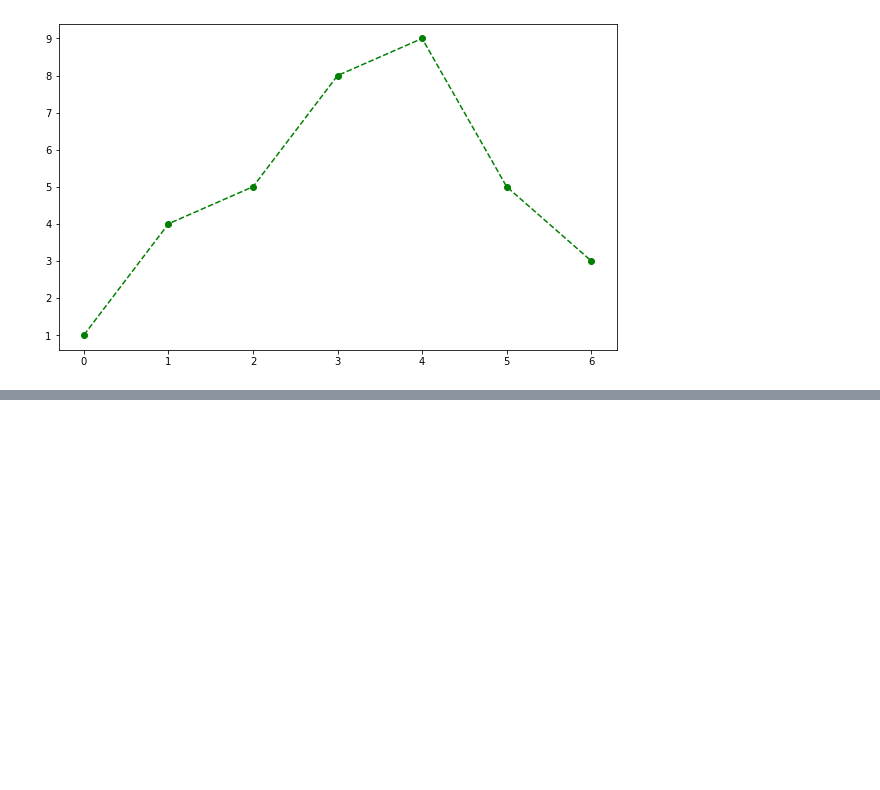
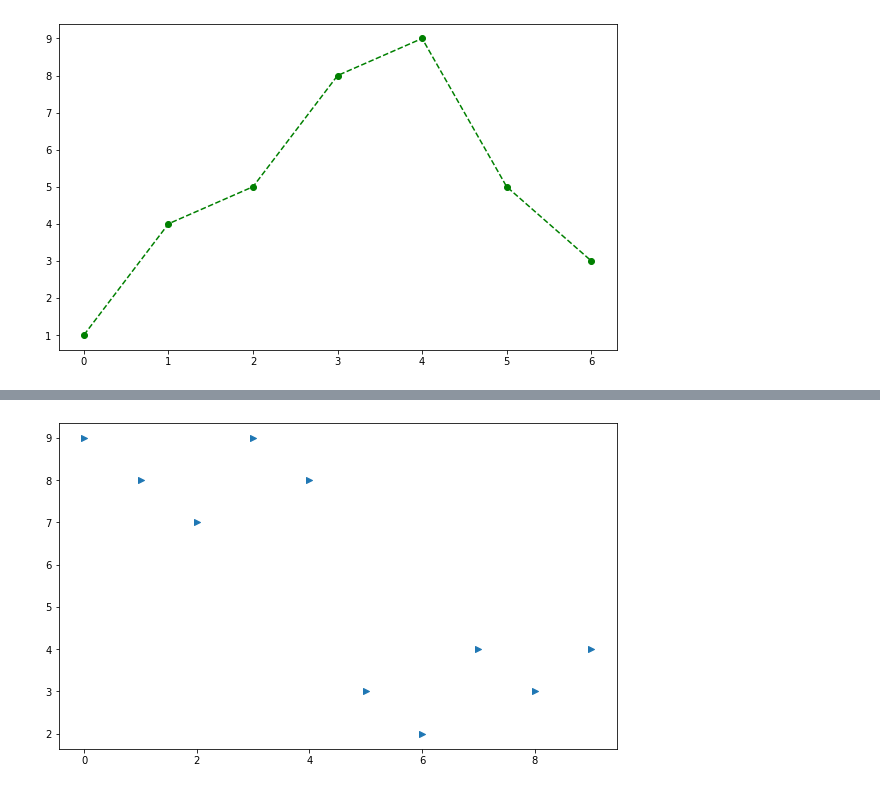
Before and after one commit to jinkyukim-me/python_data_science, a Jupyter notebook: cctv_in_seoul.ipynb, the cells around one changed output, grey strips where cells are left out. Cells and saved outputs as stored; diff of their text form; code cells hidden in the pictures; blank space fills up the shorter version.

```diff
--- a/cctv_in_seoul.ipynb
+++ b/cctv_in_seoul.ipynb
@@ -1919,0 +1924,6 @@ AttributeError: 'Line2D' object has no property 'makerfacecolor'
+# %%
+plt.figure(figsize=(10,6))
+plt.scatter(t,y, marker='>')
+plt.show()
+# %% [output]
+[figure, added]
```
Also changed, not shown: parts of 20 cells of this notebook.
